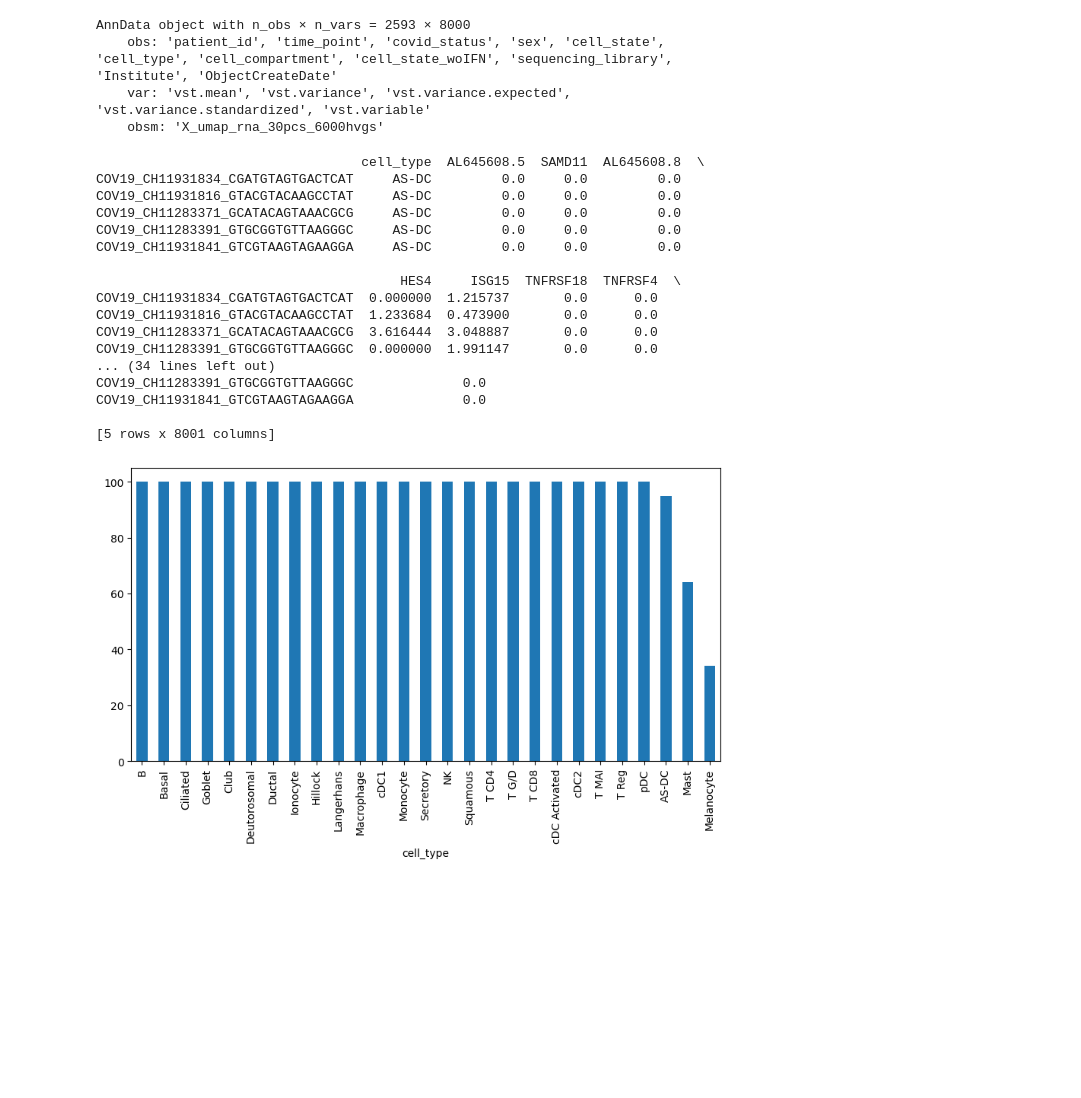
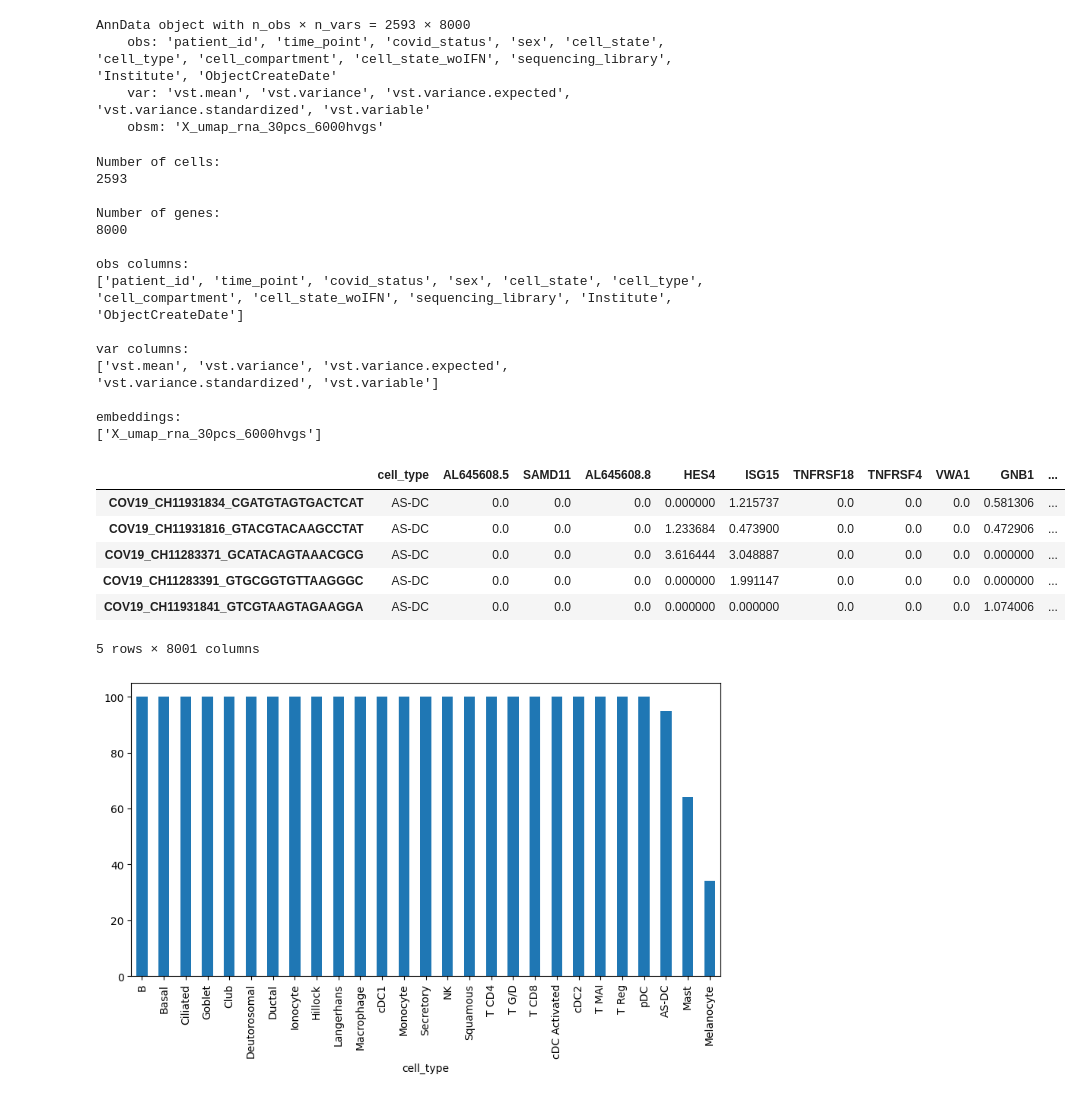
Before and after one commit to Lai-jun-yan/Academia-Sinica-internship-project, a Jupyter notebook: Aim_2/資料探勘/challenge_nasal_cellxgene_230223_資料探勘.ipynb, the cells around one changed output. Saved outputs shown, nothing was run; the diff lists cells and outputs as text; code cells hidden in the pictures; blank space fills up the shorter version.

```diff
--- a/Aim_2/資料探勘/challenge_nasal_cellxgene_230223_資料探勘.ipynb
+++ b/Aim_2/資料探勘/challenge_nasal_cellxgene_230223_資料探勘.ipynb
@@ -128,6 +148,33 @@ AnnData object with n_obs × n_vars = 2593 × 8000
     obs: 'patient_id', 'time_point', 'covid_status', 'sex', 'cell_state', 'cell_type', 'cell_compartment', 'cell_state_woIFN', 'sequencing_library', 'Institute', 'ObjectCreateDate'
     var: 'vst.mean', 'vst.variance', 'vst.variance.expected', 'vst.variance.standardized', 'vst.variable'
     obsm: 'X_umap_rna_30pcs_6000hvgs'
+# %%
+summary_sub = {
+    "Number of cells": adata_hvg.n_obs,
+    "Number of genes": adata_hvg.n_vars,
+    "obs columns": list(adata_hvg.obs.columns),
+    "var columns": list(adata_hvg.var.columns),
+    "embeddings": list(adata_hvg.obsm.keys())
+}
+
+for k, v in summary_sub.items():
+    print(f"\n{k}:")
+    print(v)
+# %% [output]
+Number of cells:
+2593
+
+Number of genes:
+8000
+
+obs columns:
+['patient_id', 'time_point', 'covid_status', 'sex', 'cell_state', 'cell_type', 'cell_compartment', 'cell_state_woIFN', 'sequencing_library', 'Institute', 'ObjectCreateDate']
+
+var columns:
+['vst.mean', 'vst.variance', 'vst.variance.expected', 'vst.variance.standardized', 'vst.variable']
+
+embeddings:
+['X_umap_rna_30pcs_6000hvgs']
 # %%
 import pandas as pd
 
@@ -139,33 +186,23 @@ expr_df = pd.DataFrame(
 # %%
 cell_type_df = adata_hvg.obs[["cell_type"]]
 
 final_df = pd.concat(
     [
         cell_type_df,
         expr_df
     ],
     axis=1
 )
 
-print(final_df.head())
+final_df.head()
 # %% [output]
+|  | cell_type | AL645608.5 | SAMD11 | AL645608.8 | HES4 | ISG15 | TNFRSF18 | TNFRSF4 | VWA1 | GNB1 | ... |
+| COV19_CH11931834_CGATGTAGTGACTCAT | AS-DC | 0.0 | 0.0 | 0.0 | 0.000000 | 1.215737 | 0.0 | 0.0 | 0.0 | 0.581306 | ... |
+| COV19_CH11931816_GTACGTACAAGCCTAT | AS-DC | 0.0 | 0.0 | 0.0 | 1.233684 | 0.473900 | 0.0 | 0.0 | 0.0 | 0.472906 | ... |
+| COV19_CH11283371_GCATACAGTAAACGCG | AS-DC | 0.0 | 0.0 | 0.0 | 3.616444 | 3.048887 | 0.0 | 0.0 | 0.0 | 0.000000 | ... |
+| COV19_CH11283391_GTGCGGTGTTAAGGGC | AS-DC | 0.0 | 0.0 | 0.0 | 0.000000 | 1.991147 | 0.0 | 0.0 | 0.0 | 0.000000 | ... |
+| COV19_CH11931841_GTCGTAAGTAGAAGGA | AS-DC | 0.0 | 0.0 | 0.0 | 0.000000 | 0.000000 | 0.0 | 0.0 | 0.0 | 1.074006 | ... |
-                                  cell_type  AL645608.5  SAMD11  AL645608.8  \
-COV19_CH11931834_CGATGTAGTGACTCAT     AS-DC         0.0     0.0         0.0
-COV19_CH11931816_GTACGTACAAGCCTAT     AS-DC         0.0     0.0         0.0
-COV19_CH11283371_GCATACAGTAAACGCG     AS-DC         0.0     0.0         0.0
-COV19_CH11283391_GTGCGGTGTTAAGGGC     AS-DC         0.0     0.0         0.0
-COV19_CH11931841_GTCGTAAGTAGAAGGA     AS-DC         0.0     0.0         0.0
-
-                                       HES4     ISG15  TNFRSF18  TNFRSF4  \
-COV19_CH11931834_CGATGTAGTGACTCAT  0.000000  1.215737       0.0      0.0
-COV19_CH11931816_GTACGTACAAGCCTAT  1.233684  0.473900       0.0      0.0
-COV19_CH11283371_GCATACAGTAAACGCG  3.616444  3.048887       0.0      0.0
-COV19_CH11283391_GTGCGGTGTTAAGGGC  0.000000  1.991147       0.0      0.0
-... (34 lines left out)
-COV19_CH11283391_GTGCGGTGTTAAGGGC              0.0
-COV19_CH11931841_GTCGTAAGTAGAAGGA              0.0
-
-[5 rows x 8001 columns]
+5 rows × 8001 columns
 # %%
 final_df["cell_type"].value_counts().plot(
     kind="bar",
```
Also changed, not shown: parts of 5 cells of this notebook, 1 other file.
